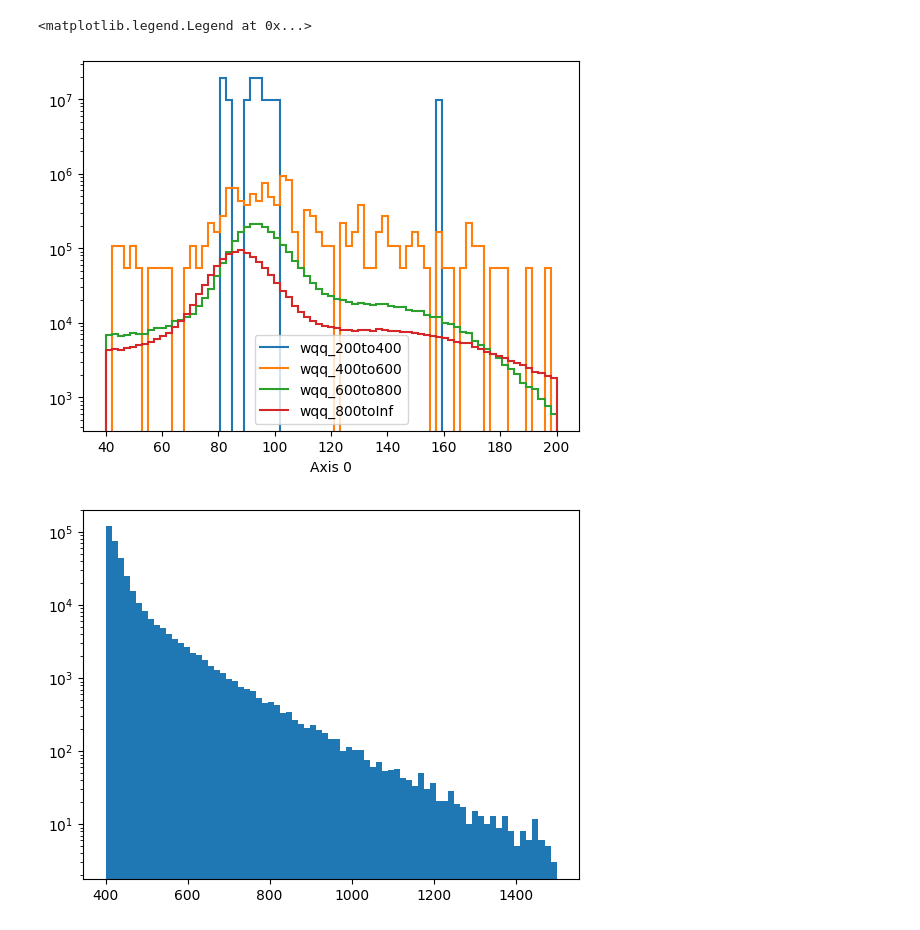
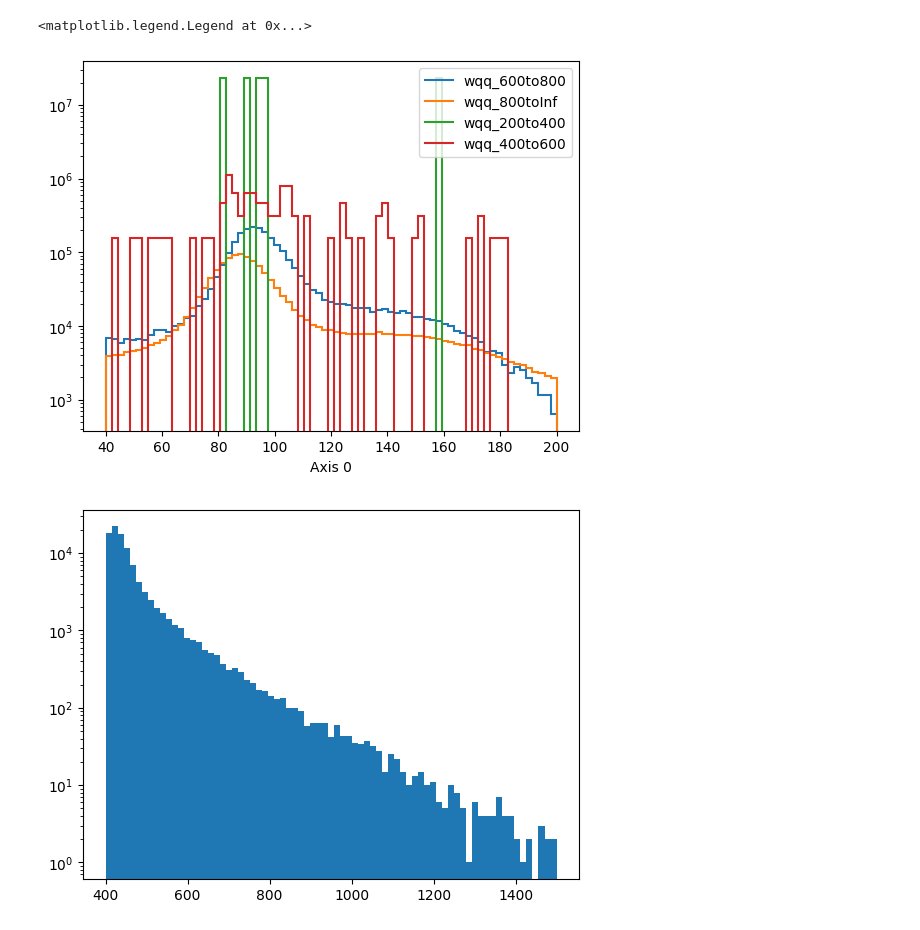
Before and after one commit to cmoore24-24/hgg, a Jupyter notebook: notebooks/skims/sample_stitching/data_combing.ipynb, the cells around one changed output. Saved outputs shown, nothing was run; the diff lists cells and outputs as text; code cells hidden in the pictures.

```diff
--- a/notebooks/skims/sample_stitching/data_combing.ipynb
+++ b/notebooks/skims/sample_stitching/data_combing.ipynb
@@ -180 +134,3 @@ xsec['ttboosted_1000toInf'] = 16.44
+# %%
+ttboosted = nan_remover(ttboosted)
 # %%
@@ -205,15 +157,0 @@ plt.show()
-# %%
-nan_dict = {}
-for i in ttboosted_stitched_dict:
-    nan_mask = ~np.isnan(ttboosted_stitched_dict[i])
-    nan_dict[i] = nan_mask
-nanless = {}
-for i in ttboosted_stitched_dict:
-    nanless[i] = ttboosted_stitched_dict[i][nan_dict[i]]
-sizes = []
-for i in nanless:
-    sizes.append(len(nanless[i]))
-
-losses = [(x - min(sizes)) for x in sizes]
-for i in nanless:
-    nanless[i] = nanless[i][:min(sizes)]
@@ -224,7 +168,10 @@ ttboosted.to_parquet('parquet/no_subcut/combed/ttboosted.parquet')
 # %%
 wqq = {}
-files = os.listdir('parquet/no_subcut')
+files = os.listdir('parquet/wqq')
 for i in files:
     if 'wqq' in i:
-        wqq[i.rstrip('.parquet')] = pd.read_parquet(f'parquet/no_subcut/{i}', engine='fastparquet')
+        wqq[i.rstrip('.parquet')] = ak.from_parquet(f'parquet/wqq/{i}')
+# %%
+for i in wqq:
+    wqq[i] = ak.firsts(wqq[i])
 # %%
@@ -238,16 +185,16 @@ xsec['wqq_800toInf'] = 28.93
 # %%
 import hist
 h = hist.Hist.new.Reg(75, 40, 200).StrCat(list(wqq), name="name").Double()
 for name, samp in wqq.items():
-    h.fill(samp["FatJets.msoftdrop"], name, weight=xsec[name]*1000*IL/len(samp))
+    h.fill(samp["msoftdrop"], name, weight=xsec[name]*1000*IL/len(samp))
 
 fig, ax = plt.subplots()
 h.plot1d(ax=ax, overlay="name")
 ax.set_yscale("log")
 ax.legend()
 # %% [output]
 <matplotlib.legend.Legend at 0x...>
-[figure, old version]
+[figure, new version]
 # %%
 del wqq['wqq_200to400']
 # %%
@@ -271,9 +217,9 @@ for j in vars:
 # %%
 fig, ax = plt.subplots()
-plt.hist(wqq_stitched_dict['FatJets.pt'], range=(400,1500), bins=75, #density=True, #weights=21*np.ones_like(tst)
+plt.hist(wqq['pt'], range=(400,1500), bins=75, #density=True, #weights=21*np.ones_like(tst)
         )
 plt.yscale('log')
 #plt.xlim(100, 5000)
 plt.show()
 # %% [output]
-[figure, old version]
+[figure, new version]
```
Also changed, not shown: parts of 98 cells of this notebook, 50 other files.
